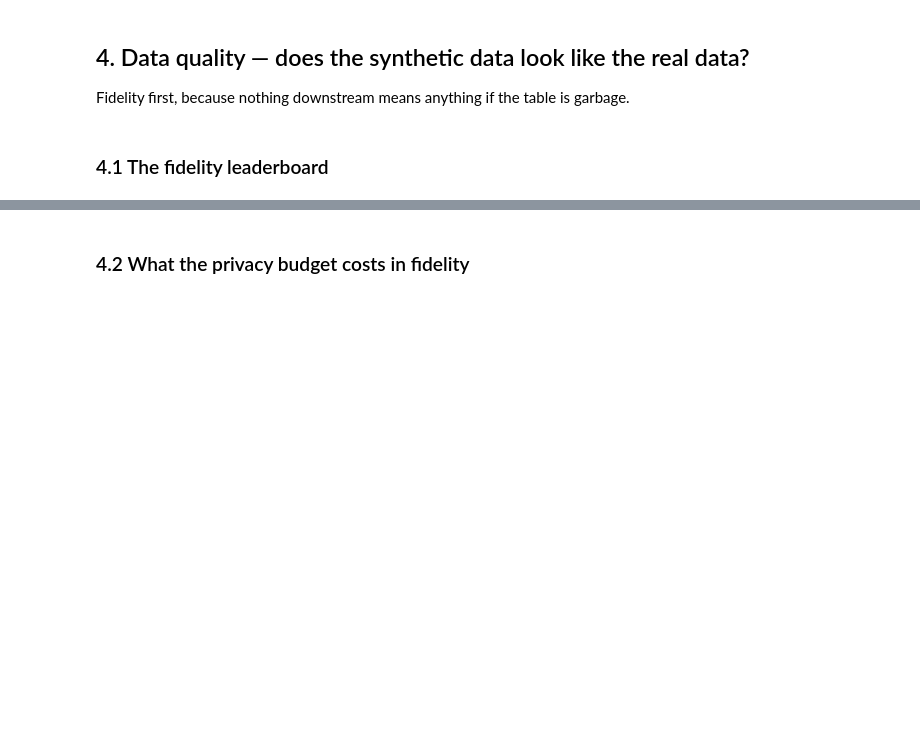
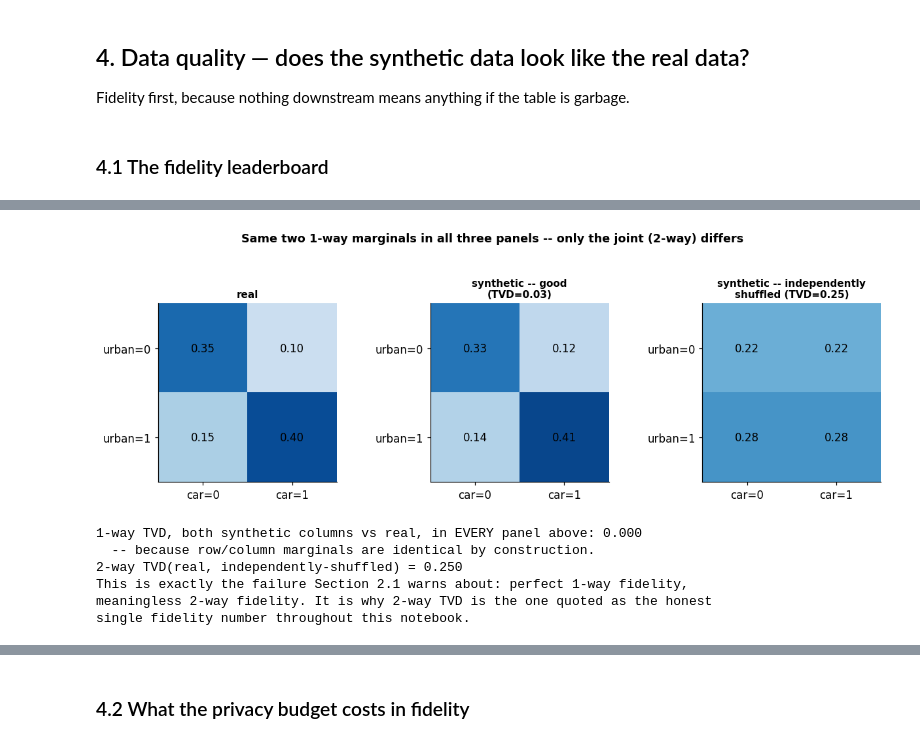
Before and after one commit to steveng9/CausalFairnessInSDG, a Jupyter notebook: report/CausalFairnessInSDG_findings.ipynb, the cells around one changed output, grey strips where cells are left out. Saved outputs shown, nothing was run; the diff lists cells and outputs as text; code cells hidden in the pictures; blank space fills up the shorter version.

```diff
--- a/report/CausalFairnessInSDG_findings.ipynb
+++ b/report/CausalFairnessInSDG_findings.ipynb
@@ -649,0 +757,46 @@ training length are not separable knobs. More on that in Sections 4.3c and 8.
+# %%
+# ---- 2-way TVD, worked example: the independent-shuffle trap from Section 2.1 ----
+# Two toy binary columns that are correlated in reality (e.g. 'owns_car' x 'urban').
+# 'good' keeps the correlation close to real. 'bad_shuffle' has IDENTICAL 1-way
+# marginals to real on both columns -- so it would look perfect on 1-way TVD --
+# but destroys the correlation by sampling each column independently.
+real_joint = np.array([[0.35, 0.10],    # urban=0:  car=0, car=1
+                       [0.15, 0.40]])   # urban=1:  car=0, car=1
+good_joint = np.array([[0.33, 0.12],
+                       [0.14, 0.41]])
+row_marg = real_joint.sum(axis=1); col_marg = real_joint.sum(axis=0)
+bad_shuffle = np.outer(row_marg, col_marg)   # same marginals, zero correlation
+
+def tvd2(p, q):
+    return 0.5 * np.abs(p - q).sum()
+
+fig, axes = plt.subplots(1, 3, figsize=(11.5, 3.6))
+titles = ['real', 'synthetic -- good\n(TVD=%.2f)' % tvd2(real_joint, good_joint),
+          'synthetic -- independently\nshuffled (TVD=%.2f)' % tvd2(real_joint, bad_shuffle)]
+for ax, mat, ttl in zip(axes, [real_joint, good_joint, bad_shuffle], titles):
+    im = ax.imshow(mat, cmap='Blues', vmin=0, vmax=0.45)
+    for i in range(2):
+        for j in range(2):
+            ax.text(j, i, '%.2f' % mat[i, j], ha='center', va='center', fontsize=11)
+    ax.set_xticks([0, 1]); ax.set_xticklabels(['car=0', 'car=1'])
+    ax.set_yticks([0, 1]); ax.set_yticklabels(['urban=0', 'urban=1'])
+    ax.set_title(ttl, fontsize=10)
+    ax.grid(False)
+fig.suptitle('Same two 1-way marginals in all three panels -- only the joint (2-way) differs',
+             fontsize=11.5, fontweight='bold', y=1.06)
+plt.tight_layout(); plt.show()
+
+print('1-way TVD, both synthetic columns vs real, in EVERY panel above: 0.000')
+print('  -- because row/column marginals are identical by construction.')
+print('2-way TVD(real, independently-shuffled) = %.3f' % tvd2(real_joint, bad_shuffle))
+print('This is exactly the failure Section 2.1 warns about: perfect 1-way fidelity,')
+print('meaningless 2-way fidelity. It is why 2-way TVD is the one quoted as the honest')
+print('single fidelity number throughout this notebook.')
+# %% [output]
+[figure, added]
+1-way TVD, both synthetic columns vs real, in EVERY panel above: 0.000
+  -- because row/column marginals are identical by construction.
+2-way TVD(real, independently-shuffled) = 0.250
+This is exactly the failure Section 2.1 warns about: perfect 1-way fidelity,
+meaningless 2-way fidelity. It is why 2-way TVD is the one quoted as the honest
+single fidelity number throughout this notebook.
```
Also changed, not shown: parts of 48 cells of this notebook, 3 other files.
